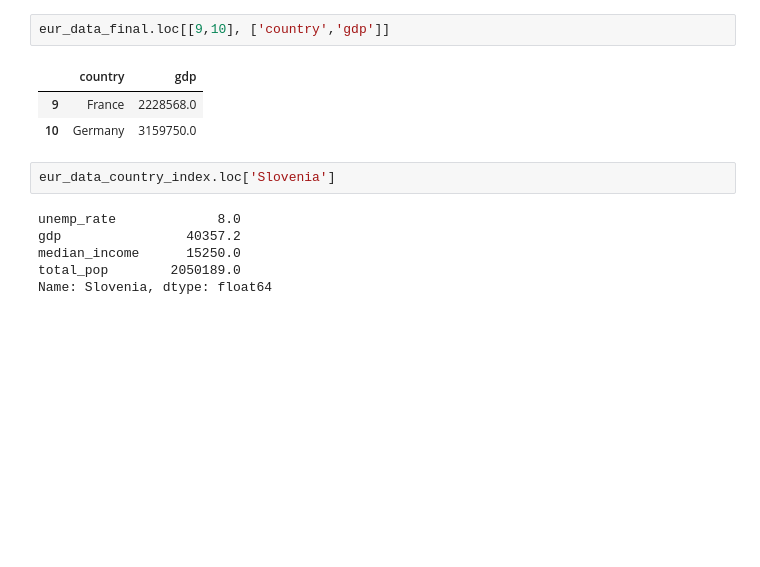
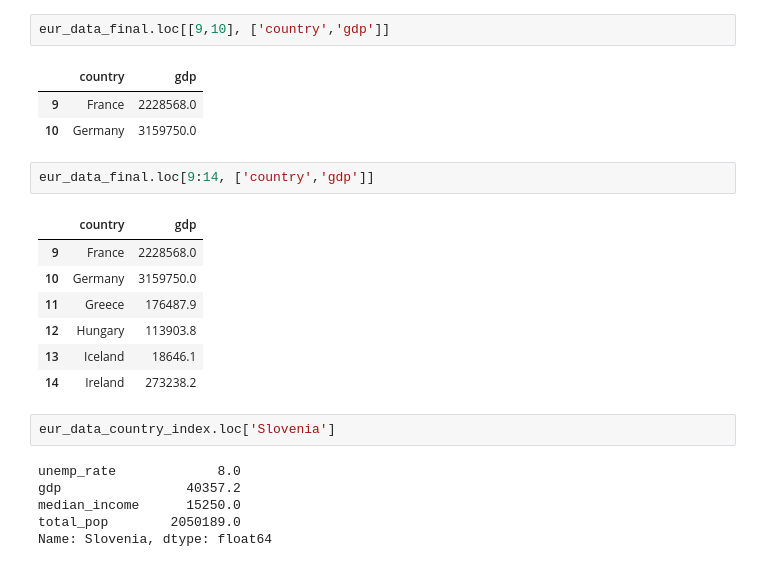
Before and after one commit to andymbryant/data-science-workshop, a Jupyter notebook: pandas/data-wrangling-master.ipynb, the cells around one changed output. Drawn from its saved outputs; the diff is of its cells as text; blank space fills up the shorter version.

```diff
--- a/pandas/data-wrangling-master.ipynb
+++ b/pandas/data-wrangling-master.ipynb
@@ -488,6 +515,16 @@ eur_data_final.loc[[9,10], ['country','gdp']]
 |  | country | gdp |
 | 9 | France | 2228568.0 |
 | 10 | Germany | 3159750.0 |
+# %%
+eur_data_final.loc[9:14, ['country','gdp']]
+# %% [output]
+|  | country | gdp |
+| 9 | France | 2228568.0 |
+| 10 | Germany | 3159750.0 |
+| 11 | Greece | 176487.9 |
+| 12 | Hungary | 113903.8 |
+| 13 | Iceland | 18646.1 |
+| 14 | Ireland | 273238.2 |
 # %%
 eur_data_country_index.loc['Slovenia']
 # %% [output]
```
Also changed, not shown: parts of 15 cells of this notebook, 1 other file.
